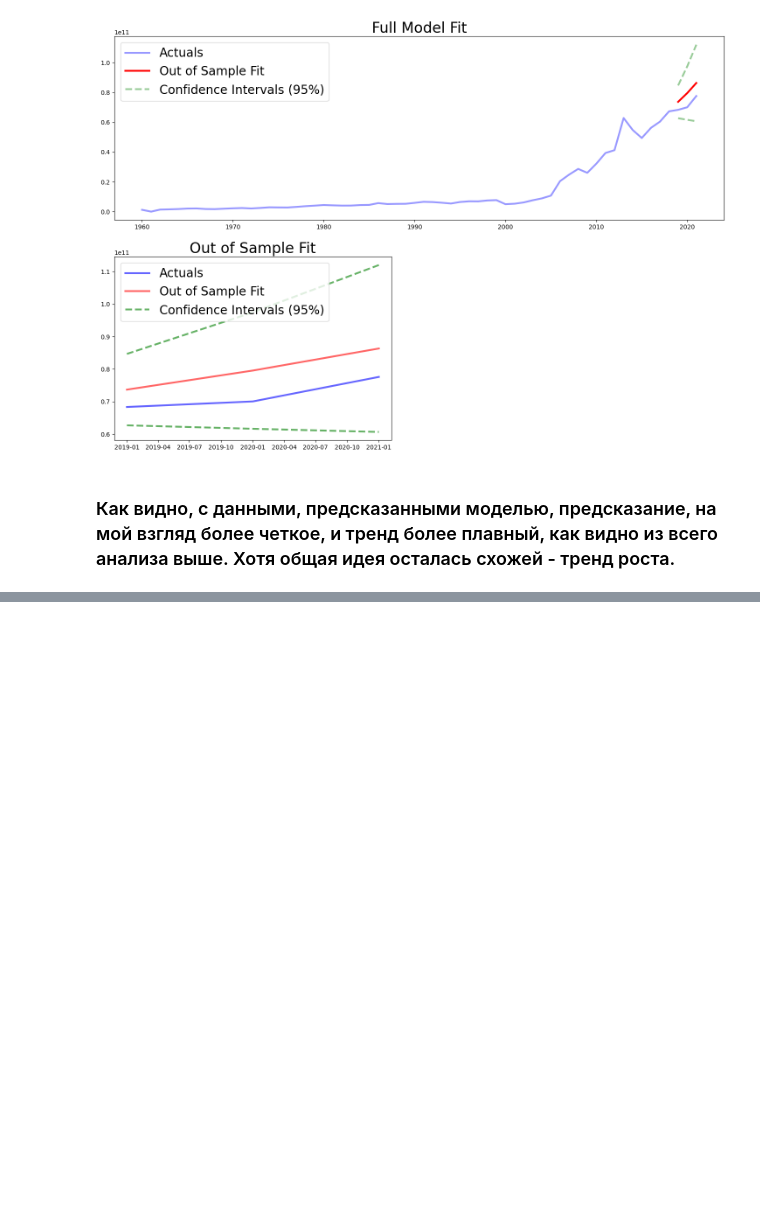
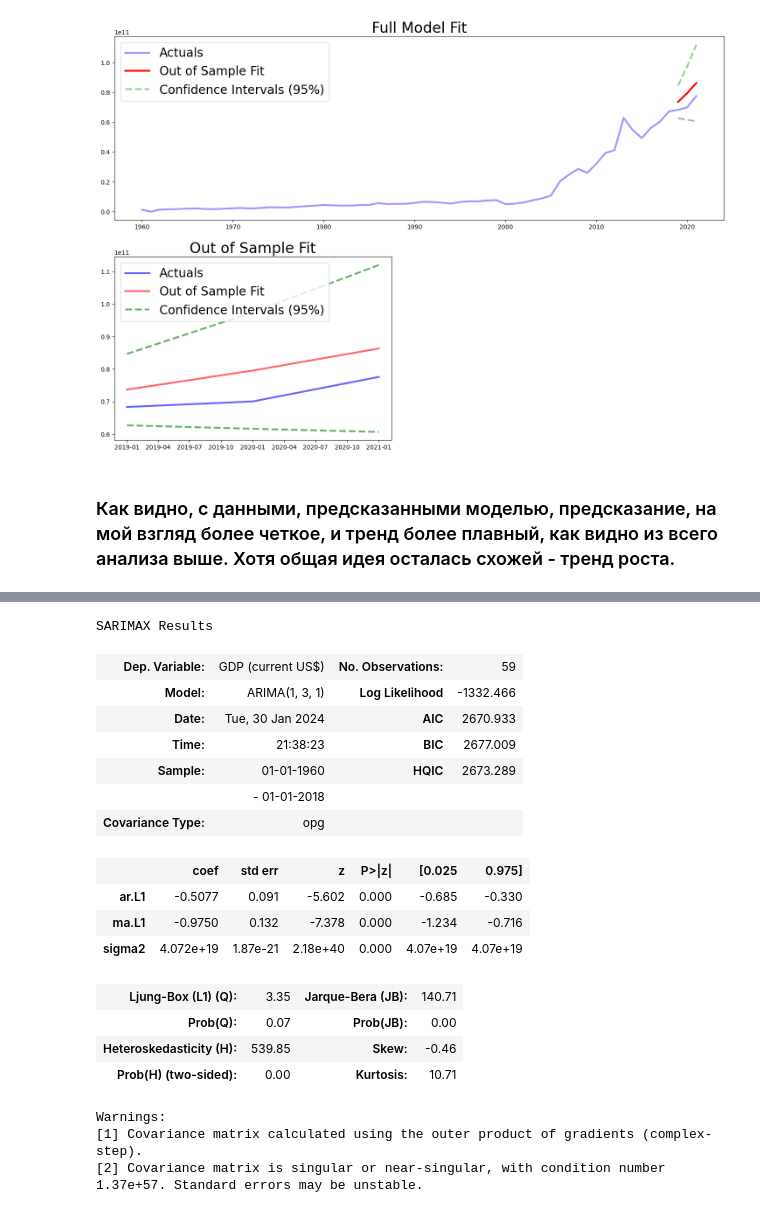
Before and after one commit to alexmoscar/new-rep-main, a Jupyter notebook: ML_in_business/project_Ghanna/task_for_ghanna.ipynb, the cells around one changed output, grey strips where cells are left out. Cells and saved outputs as stored; diff of their text form; code cells hidden in the pictures; blank space fills up the shorter version.

```diff
--- a/ML_in_business/project_Ghanna/task_for_ghanna.ipynb
+++ b/ML_in_business/project_Ghanna/task_for_ghanna.ipynb
@@ -470,0 +520,4 @@ plt.show()
+# %%
+train_df_new = data_new.iloc[:-3]
+test_df_new = data_new.iloc[-3:]
+train_df_new.shape, test_df_new.shape
@@ -470,0 +608,26 @@ plt.show()
+# %%
+from statsmodels.tsa.arima.model import ARIMA
+
+arima_model = ARIMA(train_df_new["GDP (current US$)"], order=(1, 3, 1))
+arima_model_fit = arima_model.fit()
+arima_model_fit.summary()
+# %% [output]
+SARIMAX Results
+| Dep. Variable: | GDP (current US$) | No. Observations: | 59 |
+| Model: | ARIMA(1, 3, 1) | Log Likelihood | -1332.466 |
+| Date: | Tue, 30 Jan 2024 | AIC | 2670.933 |
+| Time: | 21:38:23 | BIC | 2677.009 |
+| Sample: | 01-01-1960 | HQIC | 2673.289 |
+|  | - 01-01-2018 |  |  |
+| Covariance Type: | opg |  |  |
+|  | coef | std err | z | P>|z| | [0.025 | 0.975] |
+| ar.L1 | -0.5077 | 0.091 | -5.602 | 0.000 | -0.685 | -0.330 |
+| ma.L1 | -0.9750 | 0.132 | -7.378 | 0.000 | -1.234 | -0.716 |
+| sigma2 | 4.072e+19 | 1.87e-21 | 2.18e+40 | 0.000 | 4.07e+19 | 4.07e+19 |
+| Ljung-Box (L1) (Q): | 3.35 | Jarque-Bera (JB): | 140.71 |
+| Prob(Q): | 0.07 | Prob(JB): | 0.00 |
+| Heteroskedasticity (H): | 539.85 | Skew: | -0.46 |
+| Prob(H) (two-sided): | 0.00 | Kurtosis: | 10.71 |
+Warnings:
+[1] Covariance matrix calculated using the outer product of gradients (complex-step).
+[2] Covariance matrix is singular or near-singular, with condition number 1.37e+57. Standard errors may be unstable.
```
Also changed, not shown: parts of 28 cells of this notebook, 3 other files.
